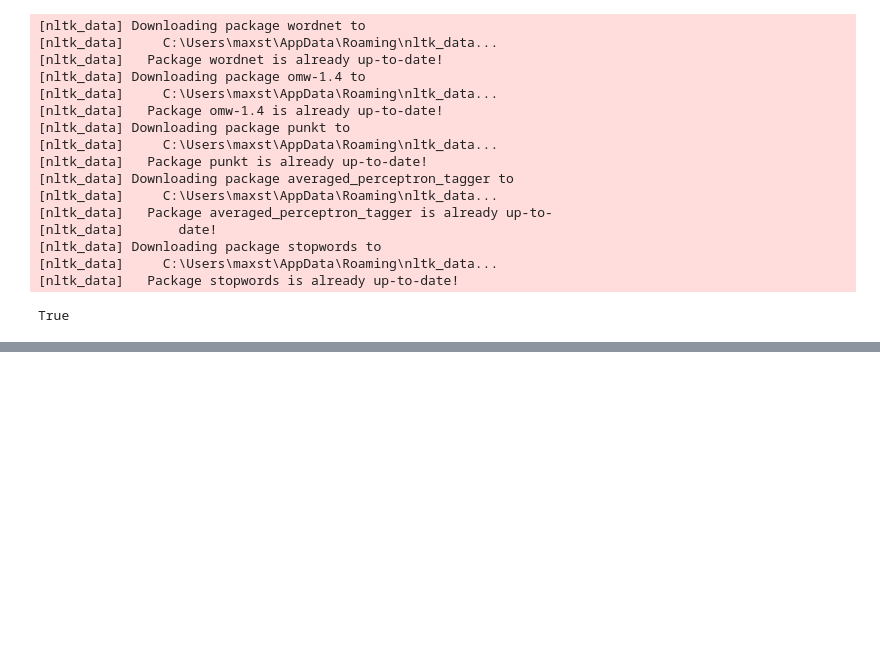
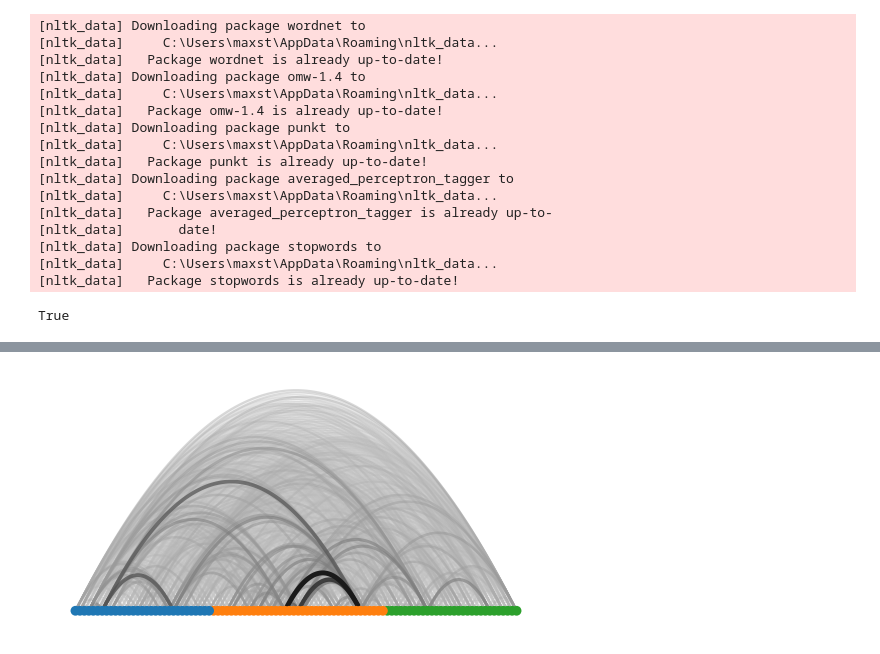
Before and after one commit to maxstollmayer/Graph-Algorithms-Project, a Jupyter notebook: cains_jawbone_graph.ipynb, the cells around one changed output, grey strips where cells are left out. Cells and saved outputs as stored; diff of their text form; code cells hidden in the pictures; blank space fills up the shorter version.

```diff
--- a/cains_jawbone_graph.ipynb
+++ b/cains_jawbone_graph.ipynb
@@ -395,0 +133,18 @@ Reading sequence: 0, 14, 49, 5, 97, 85, 95, 92, 96, 75, 64, 89, 9, 58, 87, 81, 5
+# %%
+node_order = []
+for community in communities:
+    node_order += sorted(community)
+
+ArcDiagram(
+    G,
+    node_order=node_order,
+    node_size=1,
+    node_color=node_color,
+    node_edge_width=0,
+    edge_alpha=edge_dict,
+    edge_width=edge_dict,
+)
+
+plt.show()
+# %% [output]
+[figure, added]
```
Also changed, not shown: parts of 34 cells of this notebook, 1 other file.
